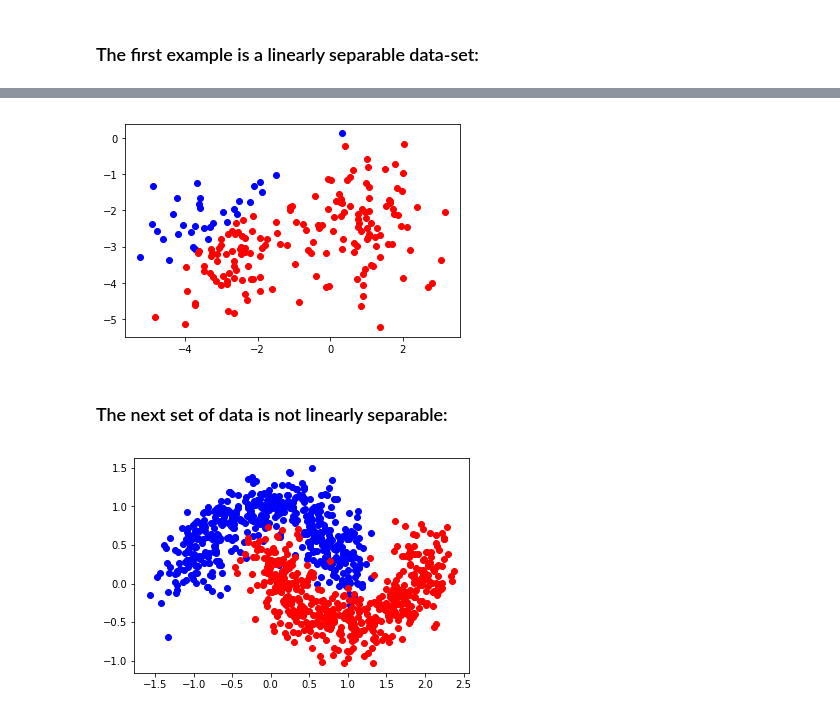
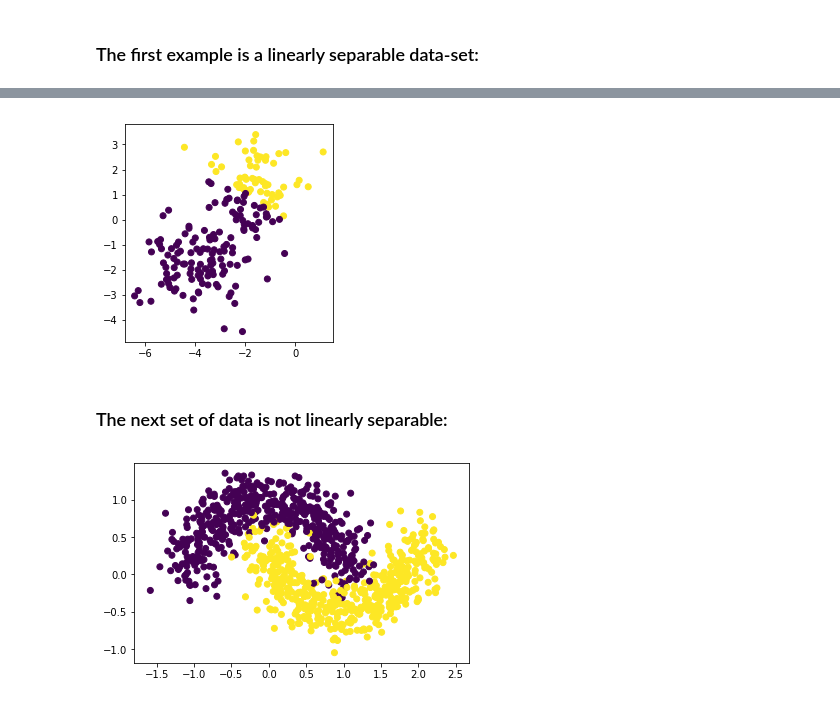
Before and after one commit to arokem/conv-nets, a Jupyter notebook: 002-keras.ipynb, the cells around one changed output, grey strips where cells are left out. Cells and saved outputs as stored; diff of their text form; code cells hidden in the pictures.

```diff
--- a/002-keras.ipynb
+++ b/002-keras.ipynb
@@ -27,5 +25,9 @@ n_test = 200
 # %% [markdown]
 ### The first example is a linearly separable data-set:
 # %%
-train_data, test_data, train_labels, test_labels = generate_dataset(make_blobs, n_train=1000, n_test=200, num_labels=2,
-                                                                    centers=2, center_box=[-4., 4.])
+train_data, test_data, train_labels, test_labels = generate_dataset(make_blobs,
+                                                                    n_train=1000,
+                                                                    n_test=200,
+                                                                    num_labels=2,
+                                                                    centers=2,
+                                                                    center_box=[-4., 4.])
@@ -39,3 +49,0 @@ ax.set_aspect('equal')
-# %%
-train_labels = np.where(train_labels)[1]
-test_labels = np.where(test_labels)[1]
@@ -107,14 +97,11 @@ acc : 0.625
 # %%
-cls_idx = np.round(model.predict(test_data)).astype(int).squeeze()
-cls_np = np.zeros((cls_idx.shape[0], 2))
-cls_np[np.arange(cls_np.shape[0]), cls_idx] = 1
+prediction = np.round(model.predict(test_data)).astype(int).squeeze()
 # %%
 fig, ax = plt.subplots(1)
-ax.plot(test_data[np.where(cls_np[:, 0]), 0], test_data[np.where(cls_np[:, 0]), 1], 'bo')
-ax.plot(test_data[np.where(cls_np[:, 1]), 0], test_data[np.where(cls_np[:, 1]), 1], 'ro')
+ax.scatter(test_data[:, 0], test_data[:, 1], c=prediction)
 ax.set_aspect('equal')
 # %% [output]
-[figure, old version]
+[figure, new version]
 # %% [markdown]
 ### The next set of data is not linearly separable:
 # %%
@@ -125,8 +112,7 @@ train_data, test_data, train_labels, test_labels = generate_dataset(make_moons,
                                                                     noise=0.2)
 # %%
 fig, ax = plt.subplots(1)
-ax.plot(train_data[np.where(train_labels[:, 0]), 0], train_data[np.where(train_labels[:, 0]), 1], 'bo')
-ax.plot(train_data[np.where(train_labels[:, 1]), 0], train_data[np.where(train_labels[:, 1]), 1], 'ro')
+ax.scatter(train_data[:, 0], train_data[:, 1], c=train_labels)
 ax.set_aspect('equal')
 # %% [output]
-[figure, old version]
+[figure, new version]
```
Also changed, not shown: parts of 25 cells of this notebook, 2 other files.
